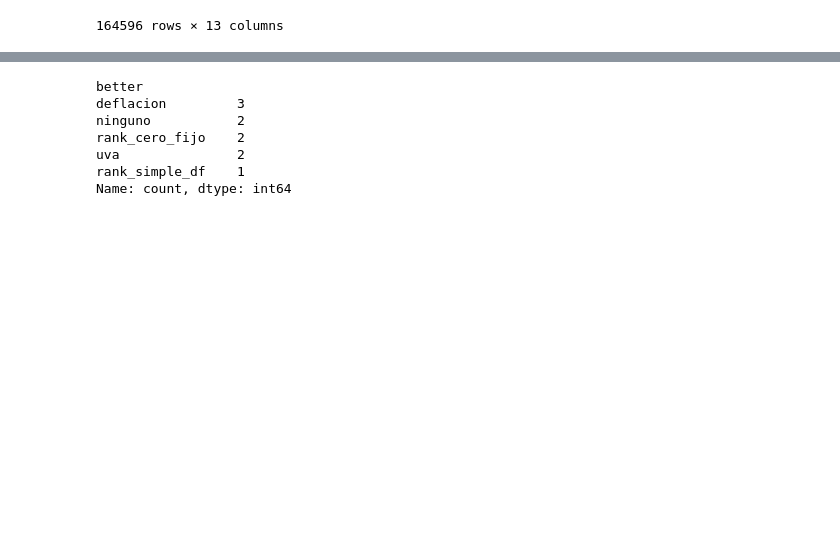
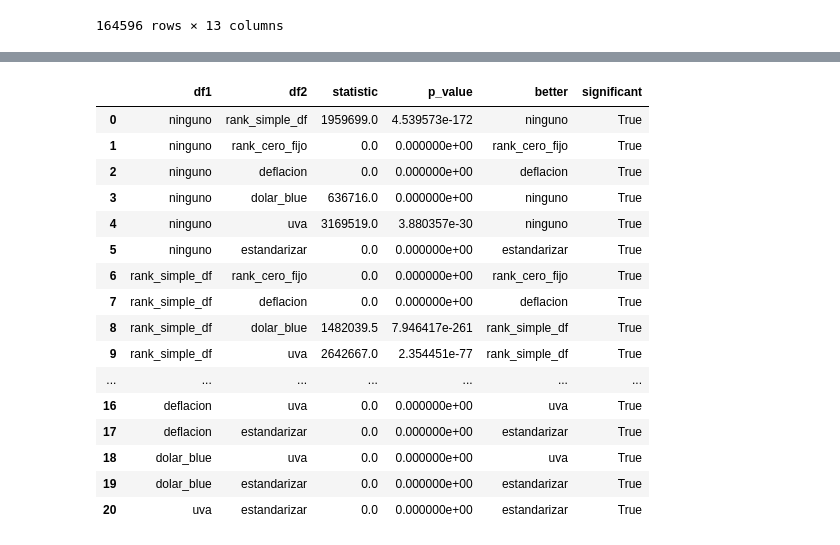
Before and after one commit to luviolap/dm2024c, a Jupyter notebook: src/workflows-analysis/workflows_analysis.ipynb, the cells around one changed output, grey strips where cells are left out. Cells and saved outputs as stored; diff of their text form; code cells hidden in the pictures; blank space fills up the shorter version.

```diff
--- a/src/workflows-analysis/workflows_analysis.ipynb
+++ b/src/workflows-analysis/workflows_analysis.ipynb
@@ -411,38 +709,0 @@ uva_df
-# %%
-def wilcoxon_test(df1, df2, column='gan_suavizada', envios_range=(8000, 20000)):
-    """Perform Wilcoxon signed-rank test between two DataFrames within specified envios range."""
-    df1_filtered = df1[(df1['envios'] >= envios_range[0]) & (df1['envios'] <= envios_range[1])]
-    df2_filtered = df2[(df2['envios'] >= envios_range[0]) & (df2['envios'] <= envios_range[1])]
-
-    merged = pd.merge(df1_filtered[['envios', column]], df2_filtered[['envios', column]], on='envios', suffixes=('_1', '_2'))
-
-    statistic, p_value = stats.wilcoxon(merged[f'{column}_1'], merged[f'{column}_2'])
-    return statistic, p_value
-# %%
-def compare_dataframes(dataframes, alpha=0.05, envios_range=(5000, 13000)):
-    """Compare all pairs of DataFrames using Wilcoxon test within specified envios range."""
-    results = []
-    for (name1, df1), (name2, df2) in combinations(dataframes.items(), 2):
-        statistic, p_value = wilcoxon_test(df1, df2, envios_range=envios_range)
-        better = name1 if statistic > 0 else name2
-        significant = p_value < alpha
-        results.append({
-            'df1': name1,
-            'df2': name2,
-            'statistic': statistic,
-            'p_value': p_value,
-            'better': better if significant else 'No significant difference',
-            'significant': significant
-        })
-    return pd.DataFrame(results)
-# %%
-dataframes = {
-    'ninguno': ninguno_df,
-    'rank_simple_df': rank_simple_df,
-    'rank_cero_fijo': rank_cero_fijo_df,
-    'deflacion': deflacion_df,
-    # 'dolar_blue': dolar_blue_df,
-    # 'dolar_oficial': dolar_oficial_df,
-    'uva': uva_df
-    # 'estandarizar': estandarizar_df,
-}
@@ -464,11 +710,21 @@ comparison_results
-# %%
-win_counts = comparison_results[comparison_results['significant']]['better'].value_counts()
-win_counts
-# %% [output]
-better
-deflacion         3
-ninguno           2
-rank_cero_fijo    2
-uva               2
-rank_simple_df    1
-Name: count, dtype: int64
+# %%
+wilcoxon_results = compare_dataframes(dataframes, wilcoxon_test)
+wilcoxon_results
+# %% [output]
+|  | df1 | df2 | statistic | p_value | better | significant |
+| 0 | ninguno | rank_simple_df | 1959699.0 | 4.539573e-172 | ninguno | True |
+| 1 | ninguno | rank_cero_fijo | 0.0 | 0.000000e+00 | rank_cero_fijo | True |
+| 2 | ninguno | deflacion | 0.0 | 0.000000e+00 | deflacion | True |
+| 3 | ninguno | dolar_blue | 636716.0 | 0.000000e+00 | ninguno | True |
+| 4 | ninguno | uva | 3169519.0 | 3.880357e-30 | ninguno | True |
+| 5 | ninguno | estandarizar | 0.0 | 0.000000e+00 | estandarizar | True |
+| 6 | rank_simple_df | rank_cero_fijo | 0.0 | 0.000000e+00 | rank_cero_fijo | True |
+| 7 | rank_simple_df | deflacion | 0.0 | 0.000000e+00 | deflacion | True |
+| 8 | rank_simple_df | dolar_blue | 1482039.5 | 7.946417e-261 | rank_simple_df | True |
+| 9 | rank_simple_df | uva | 2642667.0 | 2.354451e-77 | rank_simple_df | True |
+| ... | ... | ... | ... | ... | ... | ... |
+| 16 | deflacion | uva | 0.0 | 0.000000e+00 | uva | True |
+| 17 | deflacion | estandarizar | 0.0 | 0.000000e+00 | estandarizar | True |
+| 18 | dolar_blue | uva | 0.0 | 0.000000e+00 | uva | True |
+| 19 | dolar_blue | estandarizar | 0.0 | 0.000000e+00 | estandarizar | True |
+| 20 | uva | estandarizar | 0.0 | 0.000000e+00 | estandarizar | True |
```
Also changed, not shown: parts of 35 cells of this notebook.
